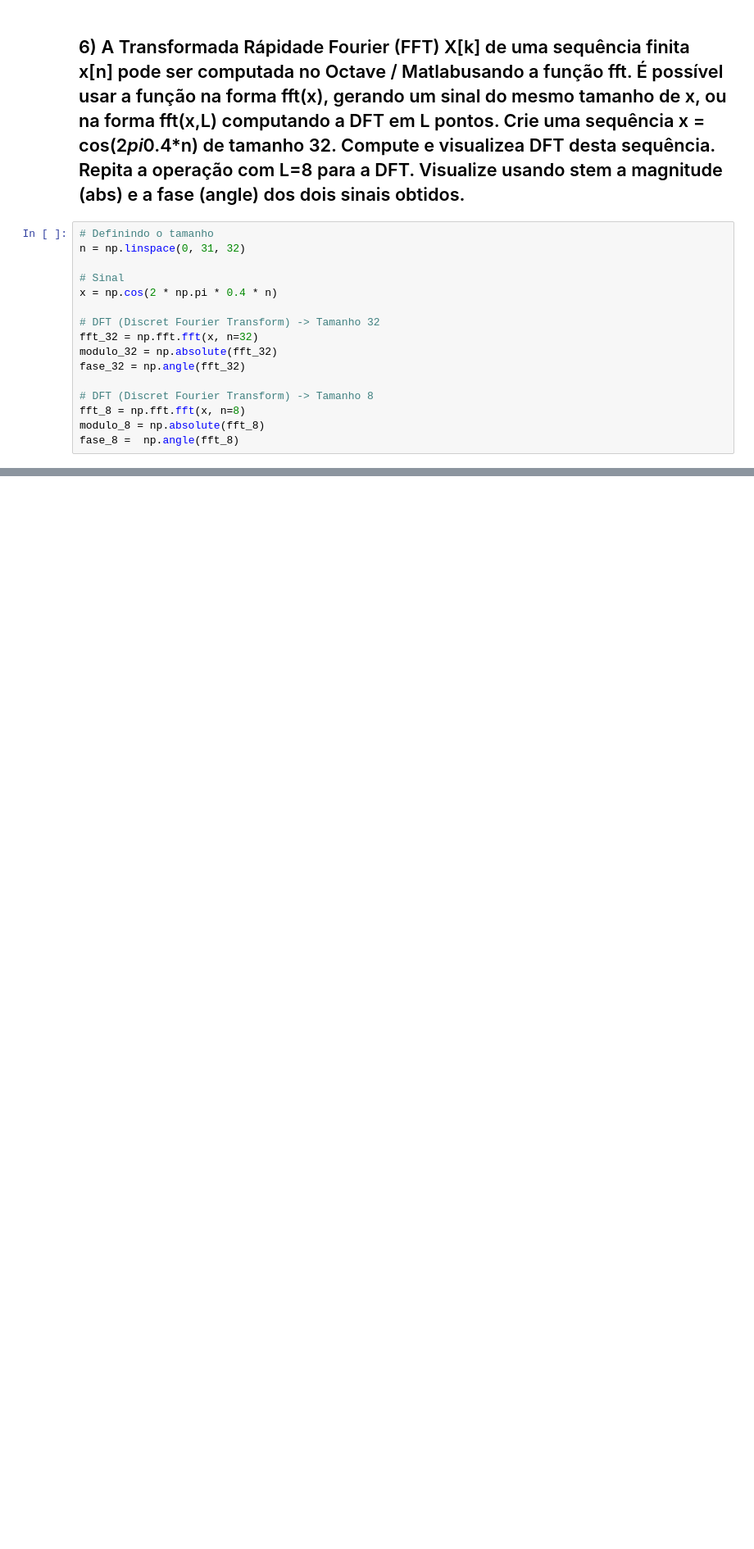
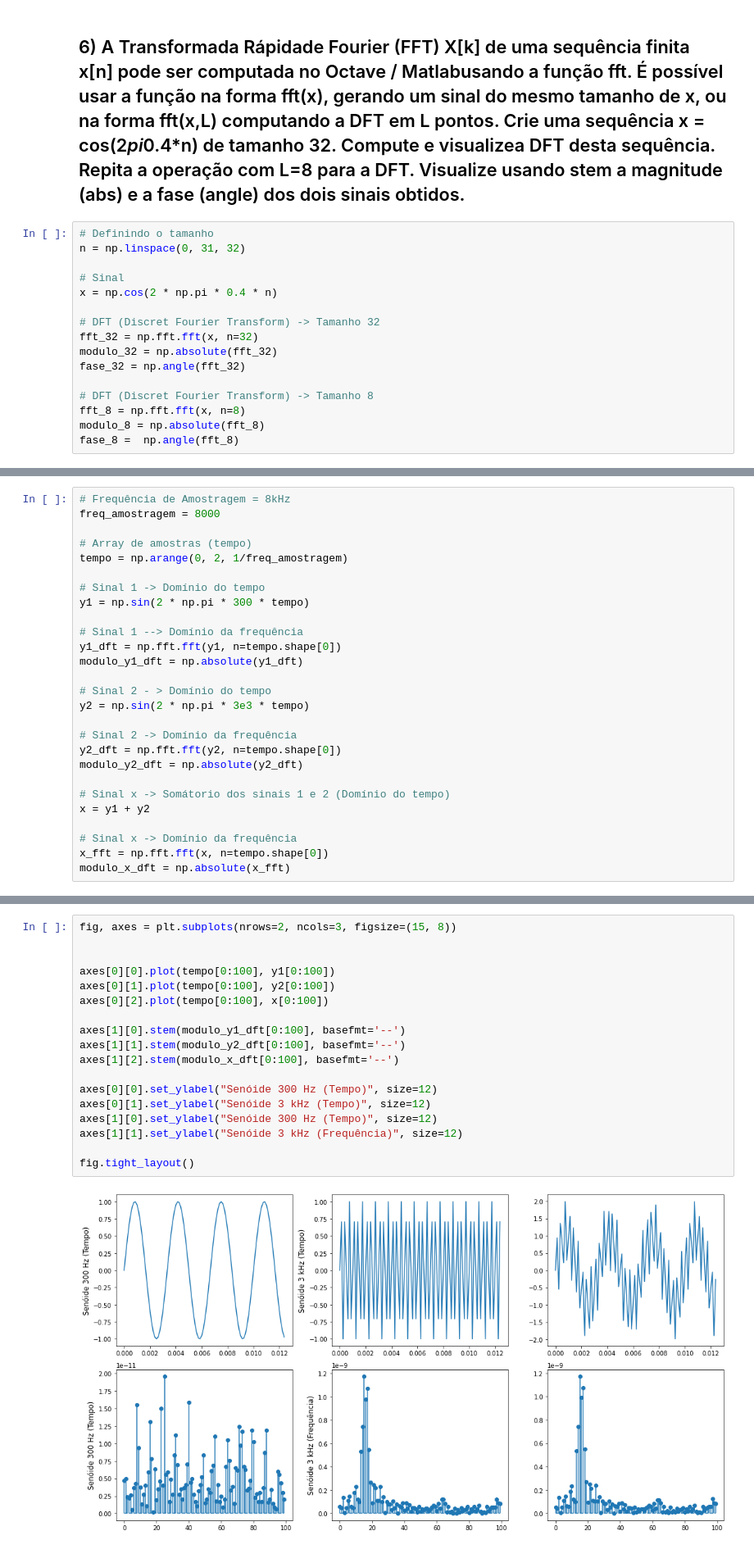
Before and after one commit to viniciusparede/te912-work1, a Jupyter notebook: experimento1.ipynb, the cells around one changed output, grey strips where cells are left out. Shown at 82% size. Saved outputs shown, nothing was run; the diff lists cells and outputs as text; blank space fills up the shorter version.

```diff
--- a/experimento1.ipynb
+++ b/experimento1.ipynb
@@ -350,0 +372,27 @@ fase_8 =  np.angle(fft_8)
+# %%
+# Frequência de Amostragem = 8kHz
+freq_amostragem = 8000
+
+# Array de amostras (tempo)
+tempo = np.arange(0, 2, 1/freq_amostragem)
+
+# Sinal 1 -> Domínio do tempo
+y1 = np.sin(2 * np.pi * 300 * tempo)
+
+# Sinal 1 --> Domínio da frequência
+y1_dft = np.fft.fft(y1, n=tempo.shape[0])
+modulo_y1_dft = np.absolute(y1_dft)
+
+# Sinal 2 - > Domínio do tempo
+y2 = np.sin(2 * np.pi * 3e3 * tempo)
+
+# Sinal 2 -> Domínio da frequência
+y2_dft = np.fft.fft(y2, n=tempo.shape[0])
+modulo_y2_dft = np.absolute(y2_dft)
+
+# Sinal x -> Somátorio dos sinais 1 e 2 (Domínio do tempo)
+x = y1 + y2
+
+# Sinal x -> Domínio da frequência
+x_fft = np.fft.fft(x, n=tempo.shape[0])
+modulo_x_dft = np.absolute(x_fft)
@@ -350,0 +401,20 @@ fase_8 =  np.angle(fft_8)
+# %%
+fig, axes = plt.subplots(nrows=2, ncols=3, figsize=(15, 8))
+
+
+axes[0][0].plot(tempo[0:100], y1[0:100])
+axes[0][1].plot(tempo[0:100], y2[0:100])
+axes[0][2].plot(tempo[0:100], x[0:100])
+
+axes[1][0].stem(modulo_y1_dft[0:100], basefmt='--')
+axes[1][1].stem(modulo_y2_dft[0:100], basefmt='--')
+axes[1][2].stem(modulo_x_dft[0:100], basefmt='--')
+
+axes[0][0].set_ylabel("Senóide 300 Hz (Tempo)", size=12)
+axes[0][1].set_ylabel("Senóide 3 kHz (Tempo)", size=12)
+axes[1][0].set_ylabel("Senóide 300 Hz (Tempo)", size=12)
+axes[1][1].set_ylabel("Senóide 3 kHz (Frequência)", size=12)
+
+fig.tight_layout()
+# %% [output]
+[figure, added]
```
Also changed, not shown: parts of 15 cells of this notebook.
